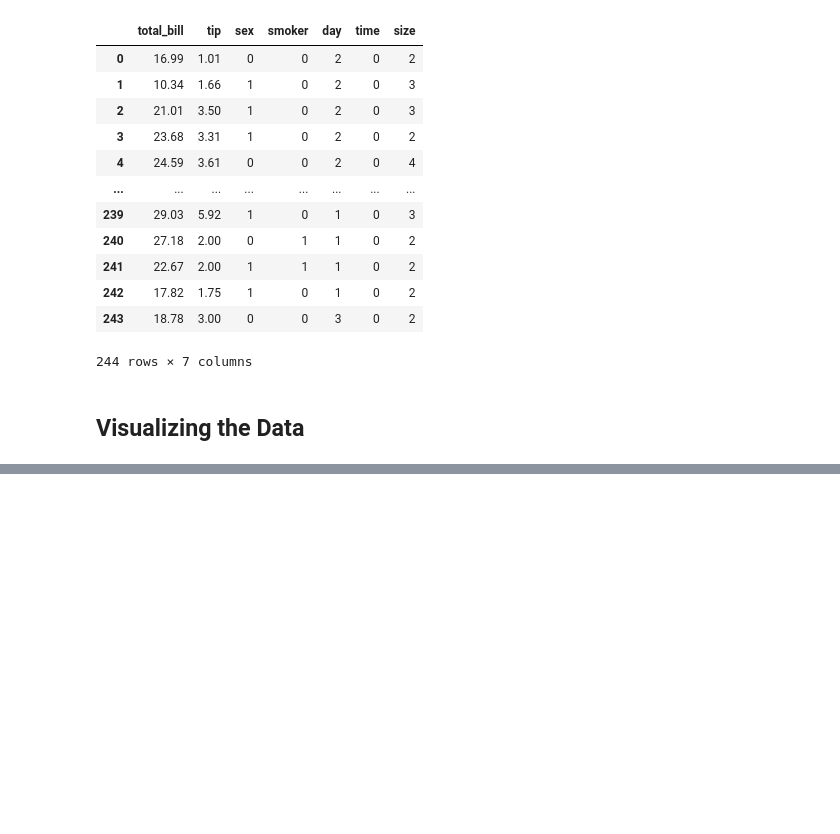
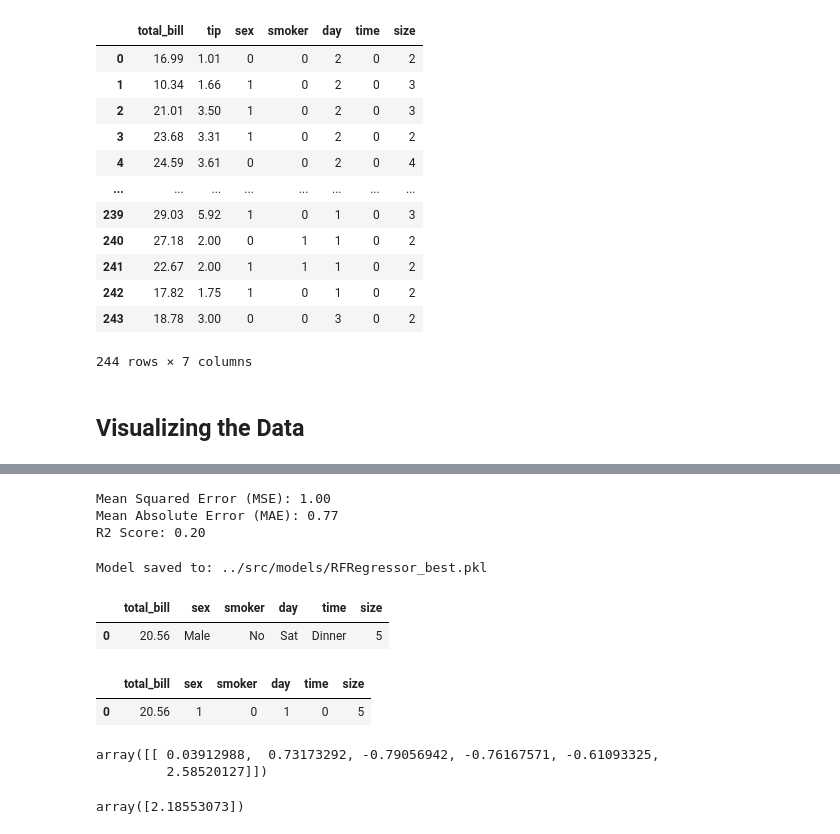
Before and after one commit to candobettercode/ml_app_dvc, a Jupyter notebook: notebooks/EDA.ipynb, the cells around one changed output, grey strips where cells are left out. Drawn from its saved outputs; the diff is of its cells as text; code cells hidden in the pictures; blank space fills up the shorter version.

```diff
--- a/notebooks/EDA.ipynb
+++ b/notebooks/EDA.ipynb
@@ -177,0 +346,6 @@ plt.show()
+# %%
+mse, mae, r2 = evaluate_regression_model(y_test, y_pred_tuned1)
+# %% [output]
+Mean Squared Error (MSE): 1.00
+Mean Absolute Error (MAE): 0.77
+R2 Score: 0.20
@@ -177,0 +358,18 @@ plt.show()
+# %%
+save_model(best_model, os.path.join(MODEL_SAVE_PATH,'RFRegressor_best.pkl'))
+# %% [output]
+Model saved to: ../src/models/RFRegressor_best.pkl
+# %%
+test_data1 = pd.DataFrame({
+    'total_bill':20.56,
+    'sex':'Male',
+    'smoker':'No',
+    'day':'Sat',
+    'time':'Dinner',
+    'size':5
+}, index=[0])
+# %%
+test_data1
+# %% [output]
+|  | total_bill | sex | smoker | day | time | size |
+| 0 | 20.56 | Male | No | Sat | Dinner | 5 |
@@ -177,0 +396,5 @@ plt.show()
+# %%
+df_encoded
+# %% [output]
+|  | total_bill | sex | smoker | day | time | size |
+| 0 | 20.56 | 1 | 0 | 1 | 0 | 5 |
@@ -177,0 +405,5 @@ plt.show()
+# %%
+scaled_test_data1
+# %% [output]
+array([[ 0.03912988,  0.73173292, -0.79056942, -0.76167571, -0.61093325,
+         2.58520127]])
@@ -177,0 +412,4 @@ plt.show()
+# %%
+loaded_model.predict(scaled_test_data1)
+# %% [output]
+array([2.18553073])
```
Also changed, not shown: parts of 45 cells of this notebook, 4 other files.
